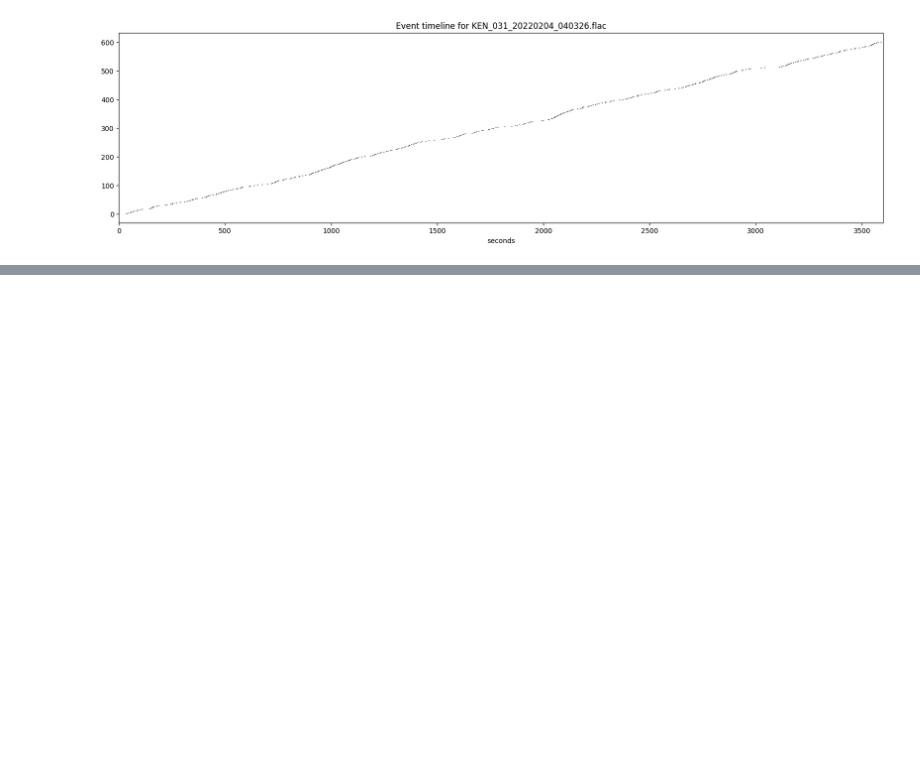
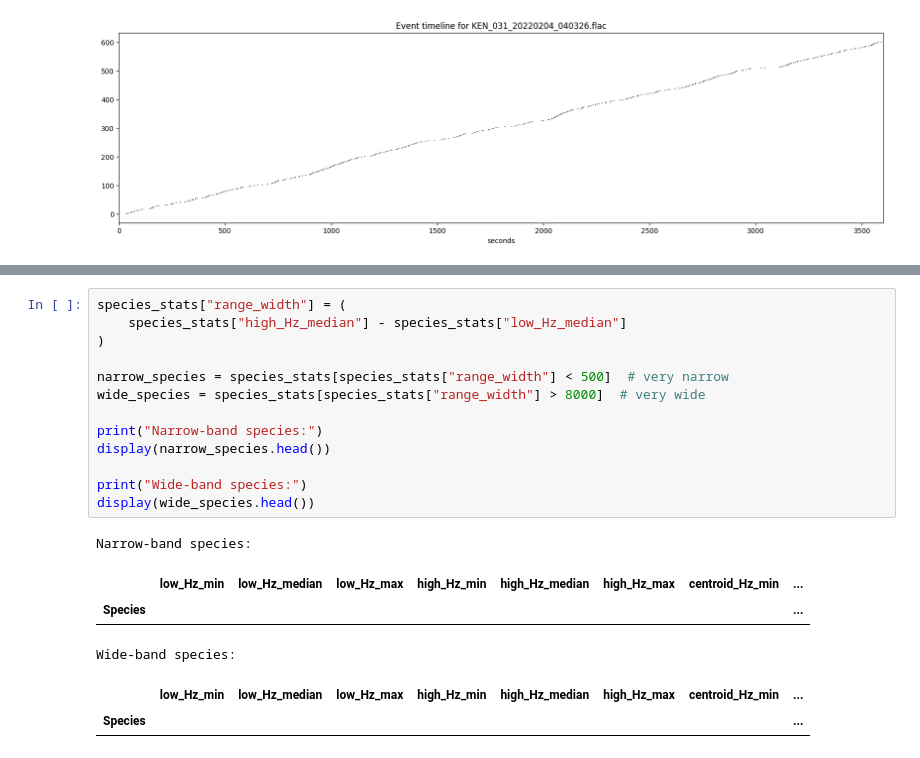
Before and after one commit to MRo47/blue_oasis, a Jupyter notebook: workspace/data_analysis.ipynb, the cells around one changed output, grey strips where cells are left out. Cells and saved outputs as stored; diff of their text form; blank space fills up the shorter version.

```diff
--- a/workspace/data_analysis.ipynb
+++ b/workspace/data_analysis.ipynb
@@ -175 +243,21 @@ plt.show()
+# %%
+species_stats["range_width"] = (
+    species_stats["high_Hz_median"] - species_stats["low_Hz_median"]
+)
+
+narrow_species = species_stats[species_stats["range_width"] < 500]  # very narrow
+wide_species = species_stats[species_stats["range_width"] > 8000]  # very wide
+
+print("Narrow-band species:")
+display(narrow_species.head())
+
+print("Wide-band species:")
+display(wide_species.head())
+# %% [output]
+Narrow-band species:
+|  | low_Hz_min | low_Hz_median | low_Hz_max | high_Hz_min | high_Hz_median | high_Hz_max | centroid_Hz_min | ... |
+| Species |  |  |  |  |  |  |  | ... |
+Wide-band species:
+|  | low_Hz_min | low_Hz_median | low_Hz_max | high_Hz_min | high_Hz_median | high_Hz_max | centroid_Hz_min | ... |
+| Species |  |  |  |  |  |  |  | ... |
 # %%
```
Also changed, not shown: parts of 8 cells of this notebook.
